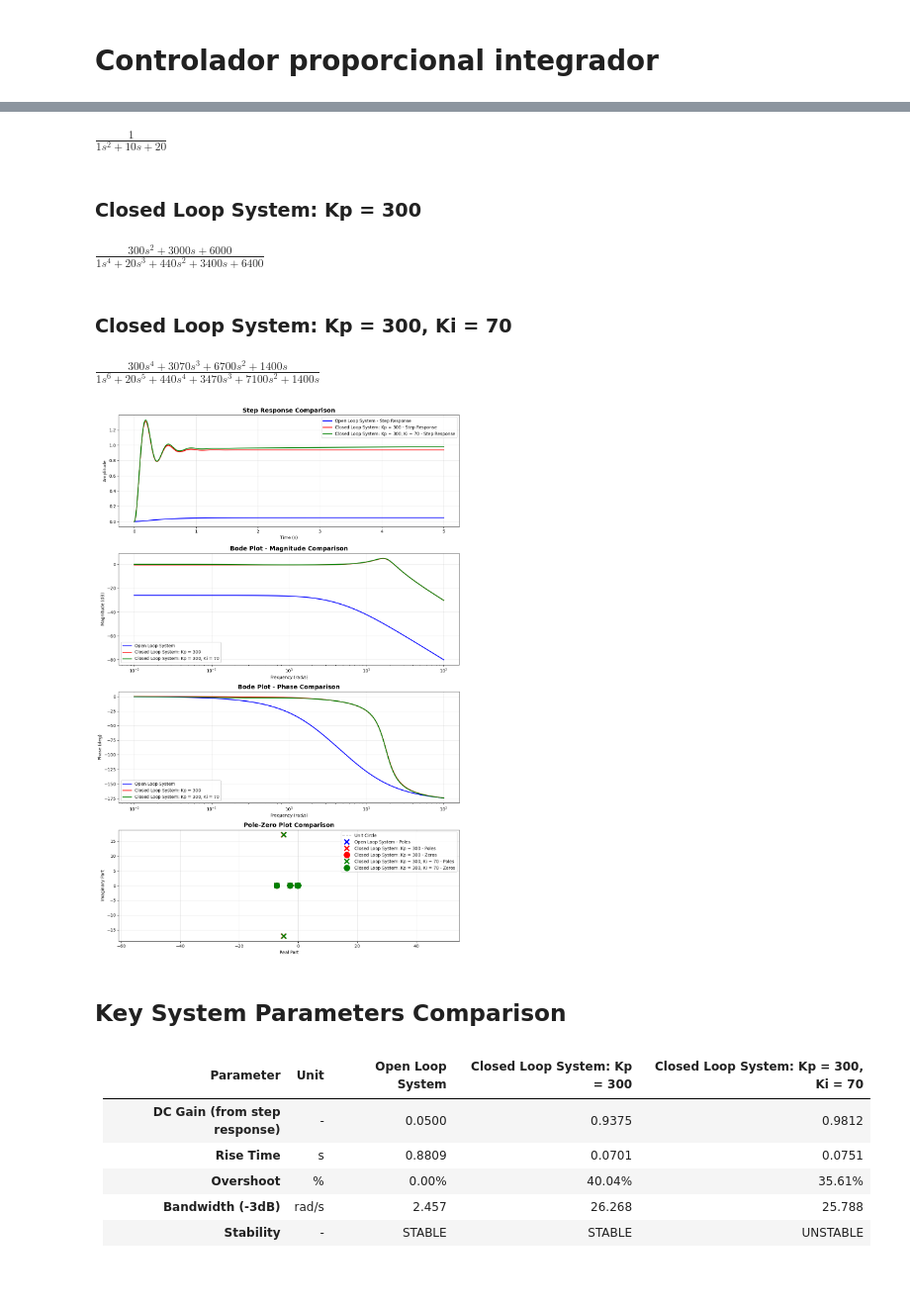
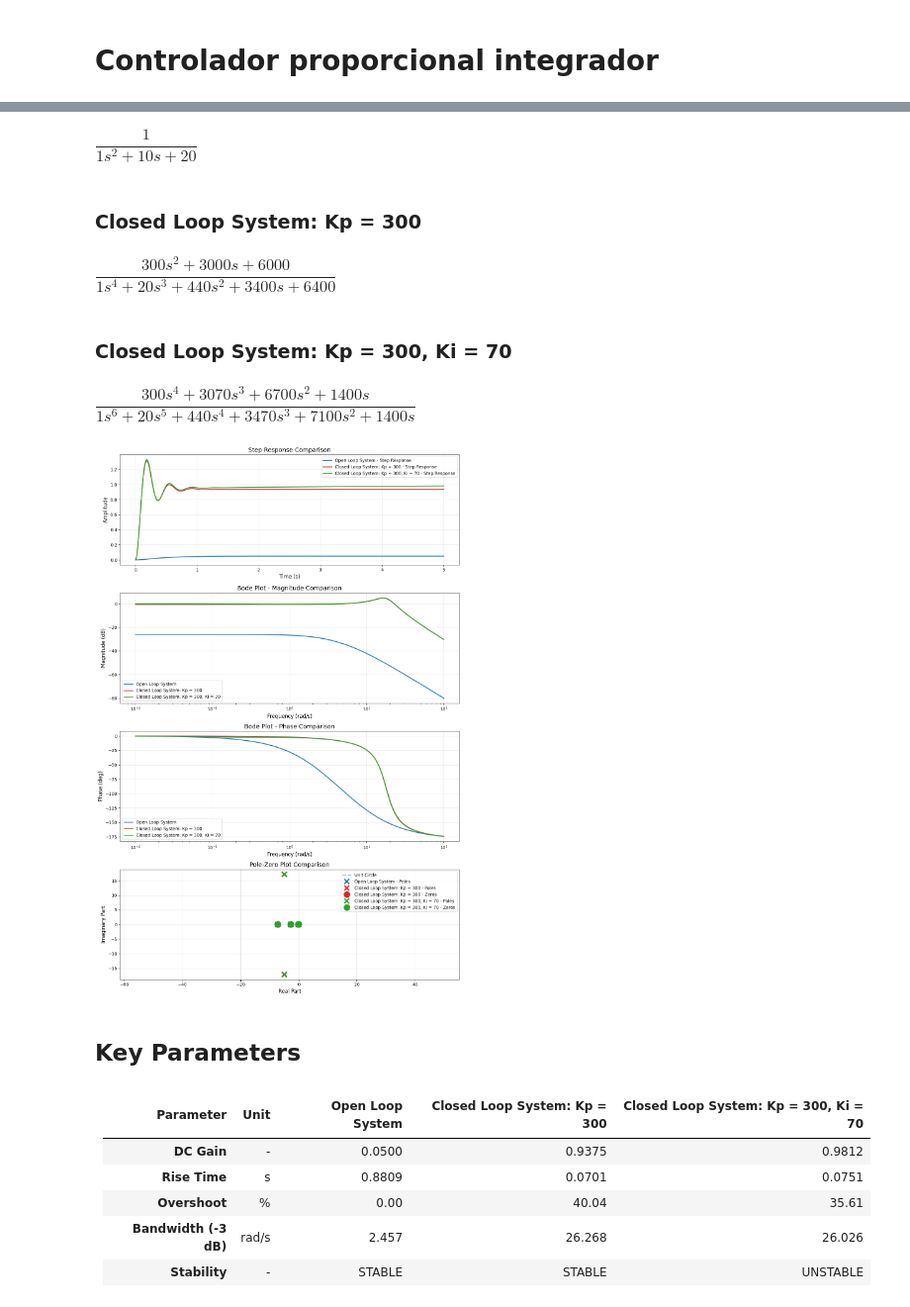
Before and after one commit to joaomariolago/ifsc-control-systems, a Jupyter notebook: control_systems_1/task/effects-of-pid-actions/resolution.ipynb, the cells around one changed output, grey strips where cells are left out. Shown at 99% size. Saved outputs shown, nothing was run; the diff lists cells and outputs as text; code cells hidden in the pictures; blank space fills up the shorter version.

```diff
--- a/control_systems_1/task/effects-of-pid-actions/resolution.ipynb
+++ b/control_systems_1/task/effects-of-pid-actions/resolution.ipynb
@@ -783,36 +425,35 @@ $\displaystyle \frac{10s^3 + 400s^2 + 3200s + 6000}{1s^4 + 30s^3 + 540s^2 + 3600
 # %%
 # Closed loop response
 
 controller_p_300 = create_pid(kp=300)
 controller_p_300_i_70 = create_pid(kp=300, ki=70)
 
 plant = open_loop_system
 
 closed_loop_system_300 = controller_p_300 * plant / (1 + controller_p_300 * plant)
 closed_loop_system_300_i_70 = controller_p_300_i_70 * plant / (1 + controller_p_300_i_70 * plant)
 
 analyze_and_plot_transfer_function(
 	{
 		"Open Loop System": plant,
 		"Closed Loop System: Kp = 300": closed_loop_system_300,
 		"Closed Loop System: Kp = 300, Ki = 70": closed_loop_system_300_i_70
-	},
-	detailed=False
+	}
 )
 # %% [output]
 ## Transfer Functions
 ### Open Loop System
-$\displaystyle \frac{1}{1s^2 + 10s + 20}$
+$\displaystyle \dfrac{1}{1 s^2 + 10 s + 20}$
 ### Closed Loop System: Kp = 300
-$\displaystyle \frac{300s^2 + 3000s + 6000}{1s^4 + 20s^3 + 440s^2 + 3400s + 6400}$
+$\displaystyle \dfrac{300 s^2 + 3000 s + 6000}{1 s^4 + 20 s^3 + 440 s^2 + 3400 s + 6400}$
 ### Closed Loop System: Kp = 300, Ki = 70
-$\displaystyle \frac{300s^4 + 3070s^3 + 6700s^2 + 1400s}{1s^6 + 20s^5 + 440s^4 + 3470s^3 + 7100s^2 + 1400s}$
+$\displaystyle \dfrac{300 s^4 + 3070 s^3 + 6700 s^2 + 1400 s}{1 s^6 + 20 s^5 + 440 s^4 + 3470 s^3 + 7100 s^2 + 1400 s}$
-[figure, old version]
+[figure, new version]
-## Key System Parameters Comparison
+## Key Parameters
 | Parameter | Unit | Open Loop System | Closed Loop System: Kp = 300 | Closed Loop System: Kp = 300, Ki = 70 |
 |-----------|------|------|------|------|
-| **DC Gain (from step response)** | - | 0.0500 | 0.9375 | 0.9812 |
+| **DC Gain** | - | 0.0500 | 0.9375 | 0.9812 |
 | **Rise Time** | s | 0.8809 | 0.0701 | 0.0751 |
-| **Overshoot** | % | 0.00% | 40.04% | 35.61% |
-| **Bandwidth (-3dB)** | rad/s | 2.457 | 26.268 | 25.788 |
+| **Overshoot** | % | 0.00 | 40.04 | 35.61 |
+| **Bandwidth (-3 dB)** | rad/s | 2.457 | 26.268 | 26.026 |
 | **Stability** | - | STABLE | STABLE | UNSTABLE |
```
Also changed, not shown: parts of 11 cells of this notebook.
